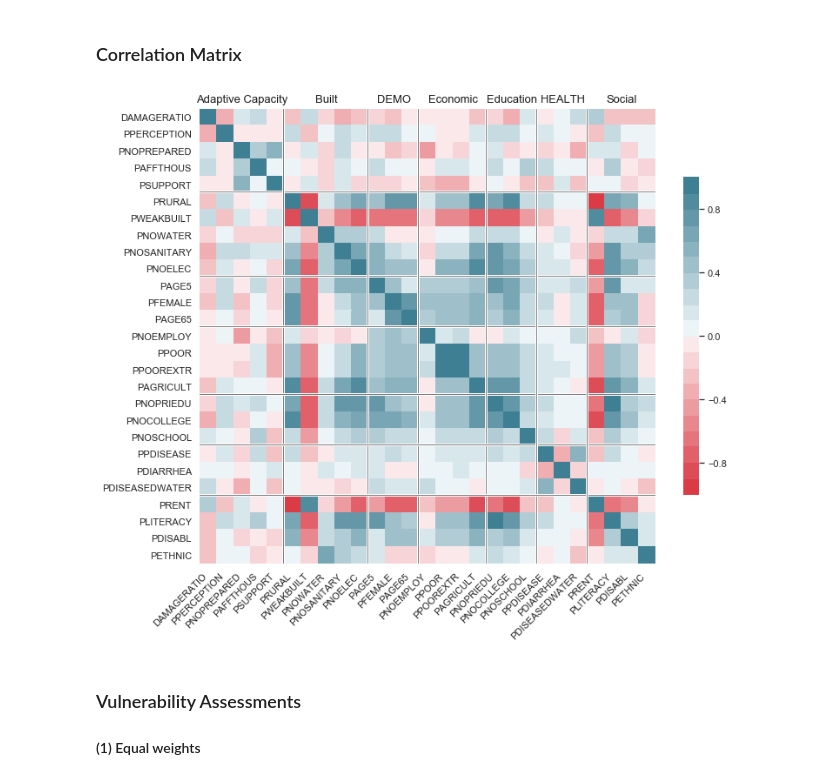
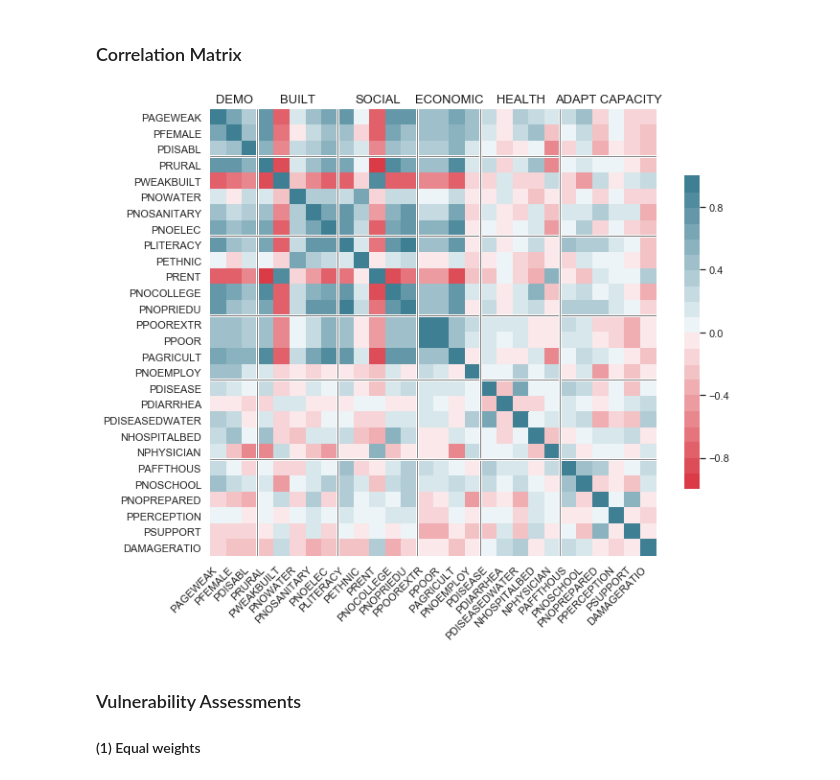
Before and after one commit to gnodnooh/VulnRiskImpact-BGD, a Jupyter notebook: FVI_Assessment.ipynb, the cells around one changed output. Saved outputs shown, nothing was run; the diff lists cells and outputs as text; code cells hidden in the pictures.

```diff
--- a/FVI_Assessment.ipynb
+++ b/FVI_Assessment.ipynb
@@ -16,17 +27,16 @@ import fhv
 # %%
 # Load data
 data = pd.read_hdf('./data/data.hdf')
+data_dist = pd.read_hdf('./data/data_dist.hdf')
 data_table = pd.read_hdf('./data/data_table.hdf')
-shape = gpd.read_file('./data/adm_upazila.shp')
-shape['ADM3_PCODE'] = shape['ADM3_PCODE'].astype(int)
-# with fiona.open('./data/adm_upazila.shp', "r") as shapefile:
-#     features = [feature["geometry"] for feature in shapefile]
 
-# Re-Order data and data_table
-data_table = data_table.sort_values(by=['Domain']).reset_index(drop=True)
+# Label short names
 data_table['Domain'] = data_table['Domain'].replace({'Demographic':'DEMO',
                                                      'Health':'HEALTH',
-                                                     'Socio-economic':'SOCIO-ECON'})
+                                                     'Social':'SOCIAL',
+                                                     'Adaptive Capacity':'ADAPT CAPACITY',
+                                                     'Economic':'ECONOMIC',
+                                                     'Built':'BUILT'})
 data = data[data_table['Name']]
 data_table
 # %% [output]
@@ -52,44 +62,49 @@ data_table
 # %%
 # Correlation Matrix
 corrmat = data.corr()
-mask = np.triu(np.ones_like(corrmat, dtype=np.bool))
+corrmat_dist = data_dist.corr()
+index = data_table[data_table['Scale'] == 'District'].index
+# - Replace Upazila correaltions to District correlation for district-level variables
+corrmat.iloc[index,:] = corrmat_dist.iloc[index,:]
+corrmat.iloc[:,index] = corrmat_dist.iloc[:,index]
+# mask = np.triu(np.ones_like(corrmat, dtype=np.bool))
 
 # Plotting
 sns.set(style="white", font_scale=1)
 cmap=sns.diverging_palette(10, 220, n=20)
-fig, ax = plt.subplots(figsize=(11,11))
+fig, ax = plt.subplots(figsize=(10,10))
 ax = sns.heatmap(corrmat, ax=ax, vmin=-1, vmax=1, center=0,
                  cmap=cmap, square=True,
                  cbar_kws={'orientation': 'vertical', 'shrink':.5})
 
 # Domains
 # domain_name = ['DEMO','HEAL','SOCIO-ECON']
 sources = data_table['Domain'].tolist()
 for i, source in enumerate(sources):
     if i and source != sources[i - 1]:
         # Domain lines
         ax.axhline(i-0.05, c="w", lw=3)
         ax.axhline(i-0.05, c="grey", lw=1)
         ax.axvline(i-0.05, c="w", lw=3)
         ax.axvline(i-0.05, c="grey", lw=1)
     if source != sources[i - 1]:
         # Domain names
         lx = np.arange(len(corrmat))[np.isin(sources, source)]
         ax.annotate(source, [np.median(lx)+0.5, -0.4],
                     xycoords='data', annotation_clip=False,
                     color='k', ha='center', fontfamily='sans-serif', fontsize=13)
 
 ax.set_xticklabels(ax.get_xticklabels(),rotation=45,horizontalalignment='right');
 plt.tight_layout()
 plt.show()
 
 # Save a figure
 if False:
     fn_save = './figures/corrmat.png'
     fig.savefig(fn_save, bbox_inches='tight')
     print('%s is saved.' % fn_save)
 # %% [output]
-[figure, old version]
+[figure, new version]
 # %% [markdown]
 ### Vulnerability Assessments
 #### (1) Equal weights
```
Also changed, not shown: parts of 9 cells of this notebook, 4 other files.
